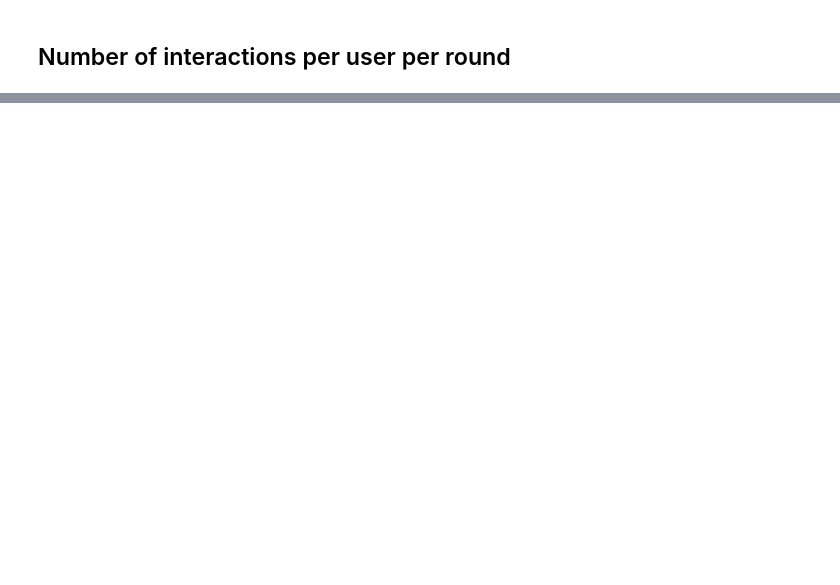
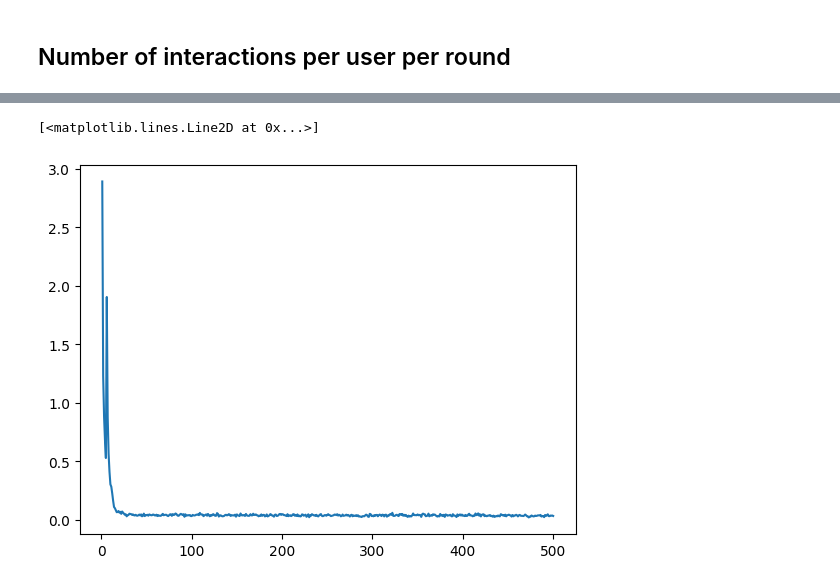
Before and after one commit to caiotda/dynamicTasteDistortion, a Jupyter notebook: click_position_analysis.ipynb, the cells around one changed output, grey strips where cells are left out. Drawn from its saved outputs; the diff is of its cells as text; code cells hidden in the pictures; blank space fills up the shorter version.

```diff
--- a/click_position_analysis.ipynb
+++ b/click_position_analysis.ipynb
@@ -163,5 +179,10 @@ interactions_per_round
 # %%
 import seaborn as sns
+# %%
+plt.plot(interactions_per_round)
+# %% [output]
+[<matplotlib.lines.Line2D at 0x...>]
+[figure, added]
 # %%
 data = interactions_per_round[["round", "item"]]
 
```
Also changed, not shown: parts of 19 cells of this notebook.
